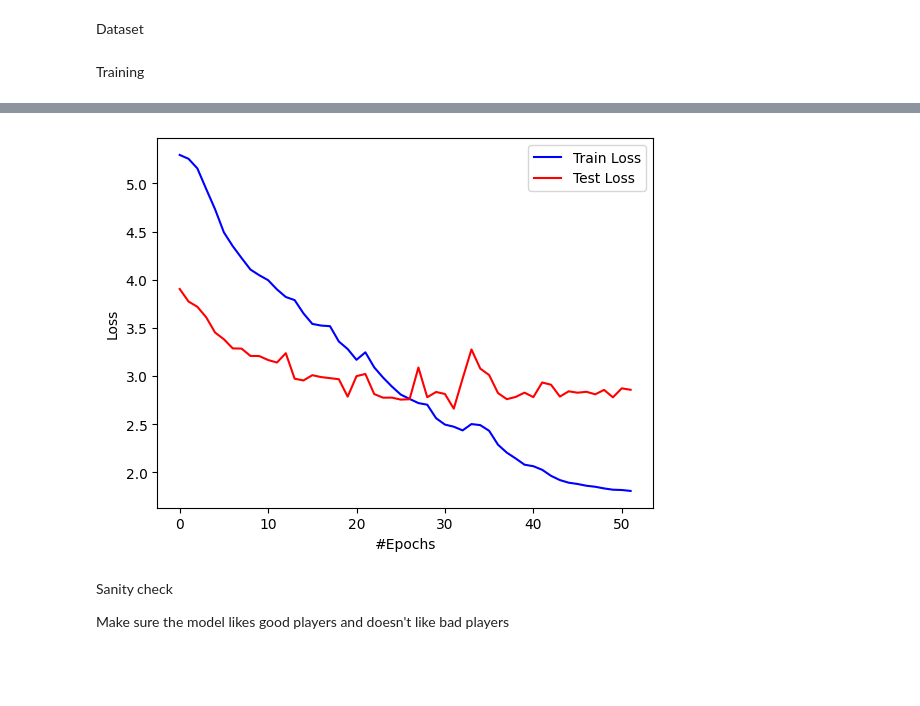
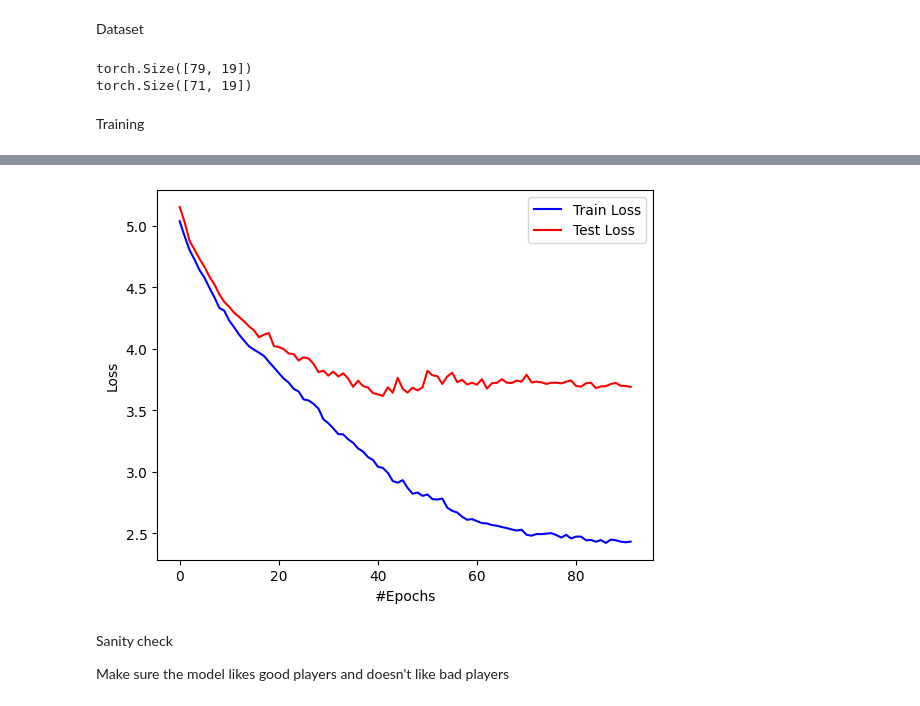
Before and after one commit to nitzryan/BaseballModels, a Jupyter notebook: Model.ipynb, the cells around one changed output, grey strips where cells are left out. Drawn from its saved outputs; the diff is of its cells as text; code cells hidden in the pictures; blank space fills up the shorter version.

```diff
--- a/Model.ipynb
+++ b/Model.ipynb
@@ -67,7 +267,7 @@ picks = []
 for _, signingAge, draftPick in tqdm(hitters):
     ages.append(signingAge)
     if draftPick == None:
-        picks.append(-100)
+        picks.append(NOT_DRAFTED_VALUE)
     else:
         picks.append(draftPick)
 
@@ -286,18 +501,45 @@ Dataset
+# %%
+def augment_draft_pick(pick):
+    pick_var = .1 * math.sqrt(pick)
+    pick_change = random.gauss(0, pick_var)
+    pick += pick_change
+    if pick < 1:
+        pick = 1
+
+    return pick
 # %%
 class CustomDataset(torch.utils.data.Dataset):
-    def __init__(self, data, lengths, labels):
+    def __init__(self, data, lengths, labels, should_augment):
         self.data = data
         self.lengths = lengths
         self.labels = labels
+        self.should_augment = should_augment
+        print(self.data[:,0].shape)
 
     def __len__(self):
         return self.data.size(dim=1)
 
+    def should_augment_data(self, should_augment):
+        self.should_augment = should_augment
+
     def __getitem__(self, idx):
-        return self.data[:,idx], self.lengths[idx], self.labels[:,idx]
+        data = self.data[:,idx].clone()
+        normalized_pick = (data[0, 1] - pickMean) / pickStd
+        if self.should_augment:
+            if data[0, 2] == 1:
+                new_pick = augment_draft_pick(data[0, 1])
+                normalized_pick = (new_pick - pickMean) / pickStd
+
+        # Normalize
+        data[:, 1] = normalized_pick
+
+        return data, self.lengths[idx], self.labels[:,idx]
 # %%
-trainHittersDataset = CustomDataset(x_train_padded, train_lengths, y_train_padded)
-testHittersDataset = CustomDataset(x_test_padded, test_lengths, y_test_padded)
+trainHittersDataset = CustomDataset(x_train_padded, train_lengths, y_train_padded, should_augment=False)
+testHittersDataset = CustomDataset(x_test_padded, test_lengths, y_test_padded, should_augment=False)
+# %% [output]
+torch.Size([79, 19])
+torch.Size([71, 19])
 # %% [markdown]
 Training
 # %%
@@ -320,15 +562,15 @@ def LSTM_MSELoss(pred, actual, lengths):
     maskedLoss = loss * lengths.unsqueeze(0)
     loss = maskedLoss.sum() / lengths.sum()
 # %%
-dropout_perc = 0.0
-num_layers = 3
+dropout_perc = 0.3
+num_layers = 2
 hidden_size = 30
 network = LSTM_Model(num_layers, hidden_size, dropout_perc)
 network = network.to(device)
 print("Num. Parameters:", count_parameters(network))
 
 optimizer = torch.optim.Adam(network.parameters(), lr=0.001)
-scheduler = lr_scheduler.ReduceLROnPlateau(optimizer, factor=0.25, cooldown=5, verbose=False)
+scheduler = lr_scheduler.ReduceLROnPlateau(optimizer, factor=0.5, cooldown=5, verbose=False)
 loss_function = LSTM_MSELoss
 
 batch_size = 800
@@ -336,5 +578,5 @@ num_epochs = 201
 training_generator = torch.utils.data.DataLoader(trainHittersDataset, batch_size=batch_size, shuffle=True)
 testing_generator = torch.utils.data.DataLoader(testHittersDataset, batch_size=batch_size, shuffle=False)
 
-trainAndGraph(network, training_generator, testing_generator, loss_function, optimizer, scheduler, num_epochs, 10)
+trainAndGraph(network, training_generator, testing_generator, loss_function, optimizer, scheduler, num_epochs, 10, early_stopping_cutoff=50)
 # %% [output]
@@ -349,4 +595,4 @@ Stopped training early at epoch=51 with loss=2.6608501275380454
-[figure, old version]
+[figure, new version]
 # %% [markdown]
 Sanity check
 
```
Also changed, not shown: parts of 45 cells of this notebook, 1 other file.
